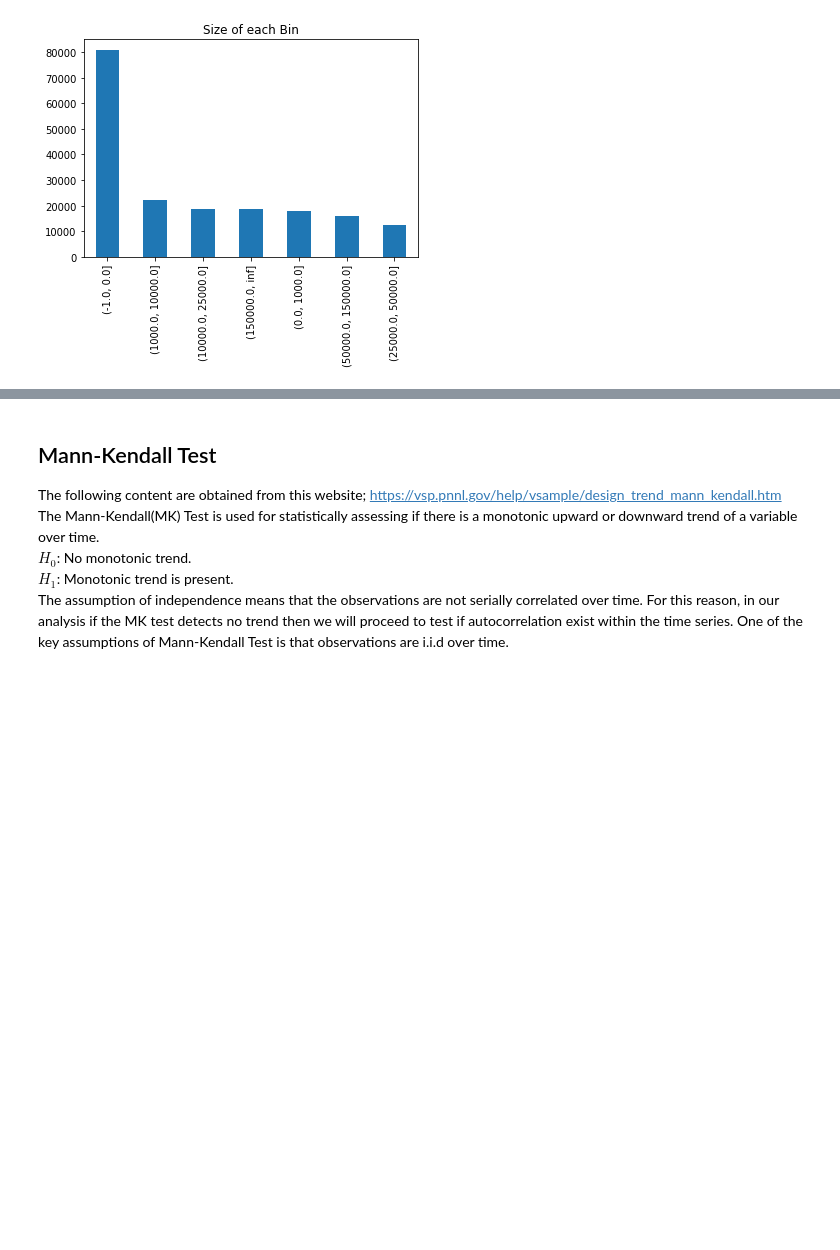
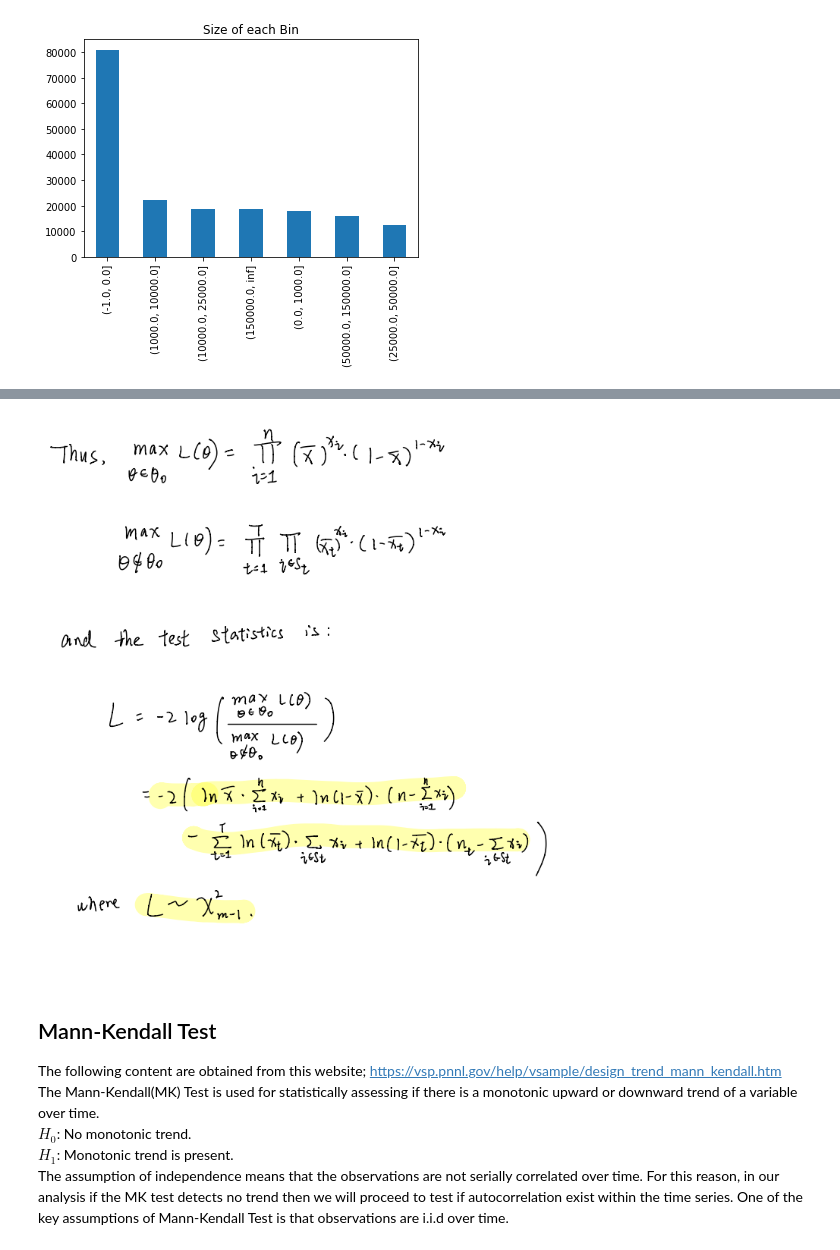
Before and after one commit to uday-31/Analyzing-Form-D-Submissions, a Jupyter notebook: Financial Data Science II Final Project.ipynb, the cells around one changed output, grey strips where cells are left out. Saved outputs shown, nothing was run; the diff lists cells and outputs as text; code cells hidden in the pictures; blank space fills up the shorter version.

```diff
--- a/Financial Data Science II Final Project.ipynb
+++ b/Financial Data Science II Final Project.ipynb
@@ -1521,3 +1535,8 @@ For the full derivation of the test statistic, see "Handwritten/Likelihood Ratio
+# %%
+from IPython.display import Image
+Image("Likelihood_Ratio_Test_3.png")
+# %% [output]
+[figure, added]
 # %% [markdown]
 ## Mann-Kendall Test
 The following content are obtained from this website; https://vsp.pnnl.gov/help/vsample/design_trend_mann_kendall.htm
```
Also changed, not shown: parts of 4 cells of this notebook, 4 other files.
